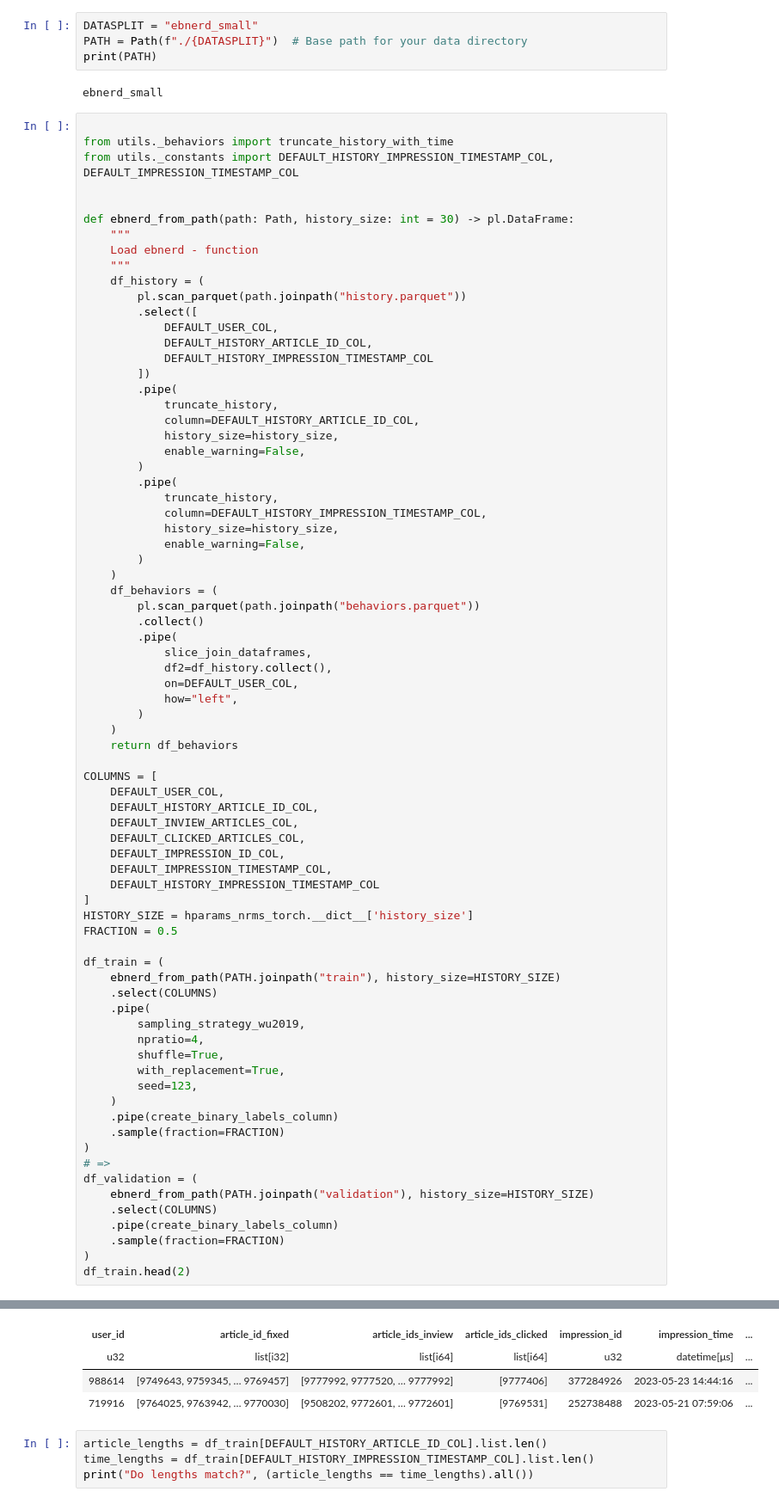
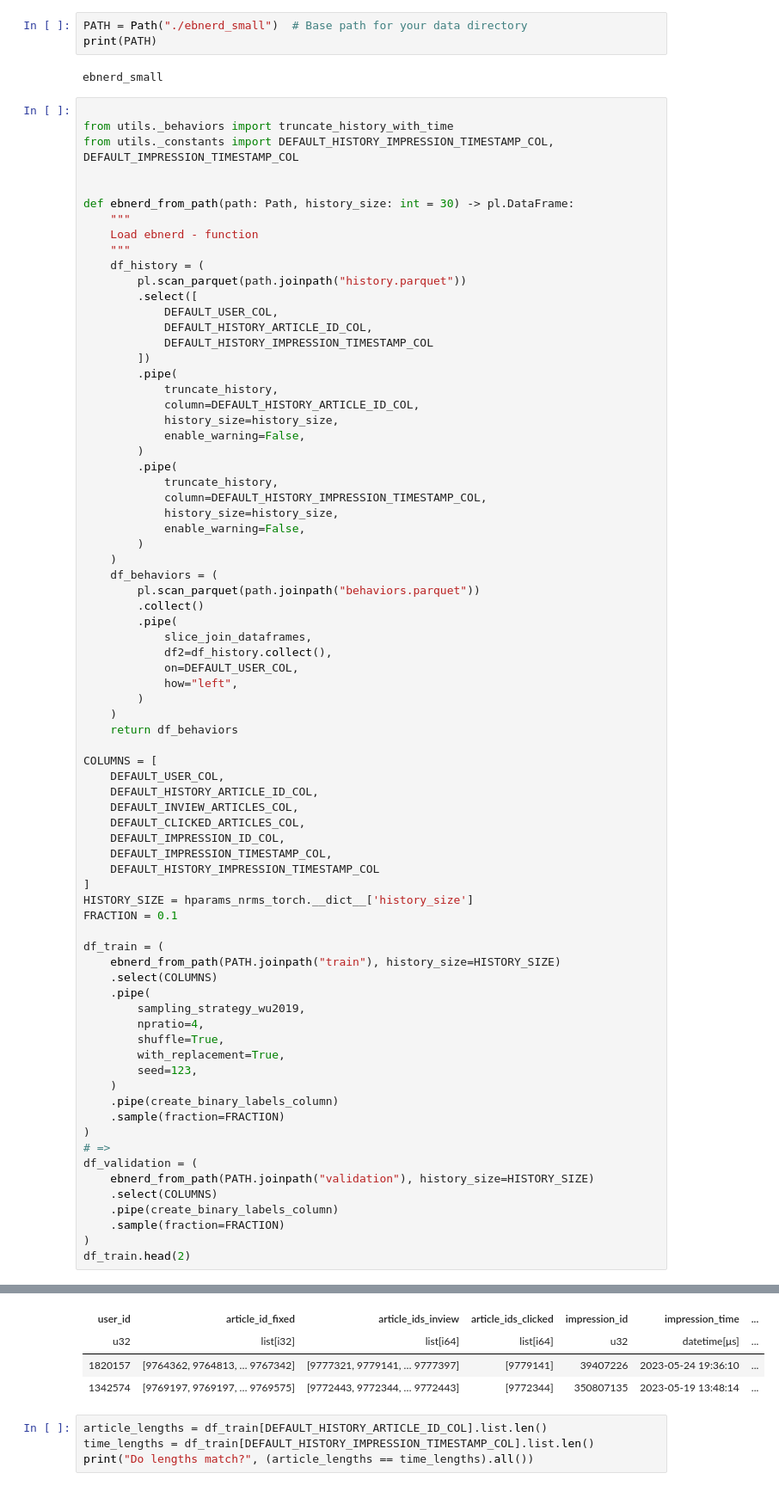
Before and after one commit to Gustavclausen1804/Deeplearning-RecSys-Challenge-2024, a Jupyter notebook: nrms_torch.ipynb, the cells around one changed output, grey strips where cells are left out. Shown at 86% size. Cells and saved outputs as stored; diff of their text form.

```diff
--- a/nrms_torch.ipynb
+++ b/nrms_torch.ipynb
@@ -80,8 +80,7 @@ MIND_type = 'demo'
 # %% [markdown]
 ## Download and load data
 # %%
-DATASPLIT = "ebnerd_small"
-PATH = Path(f"./{DATASPLIT}")  # Base path for your data directory
+PATH = Path("./ebnerd_small")  # Base path for your data directory
 print(PATH)
 # %% [output]
 ebnerd_small
@@ -136,36 +135,36 @@ COLUMNS = [
     DEFAULT_IMPRESSION_TIMESTAMP_COL,
     DEFAULT_HISTORY_IMPRESSION_TIMESTAMP_COL
 ]
 HISTORY_SIZE = hparams_nrms_torch.__dict__['history_size']
-FRACTION = 0.5
+FRACTION = 0.1
 
 df_train = (
     ebnerd_from_path(PATH.joinpath("train"), history_size=HISTORY_SIZE)
     .select(COLUMNS)
     .pipe(
         sampling_strategy_wu2019,
         npratio=4,
         shuffle=True,
         with_replacement=True,
         seed=123,
     )
     .pipe(create_binary_labels_column)
     .sample(fraction=FRACTION)
 )
 # =>
 df_validation = (
     ebnerd_from_path(PATH.joinpath("validation"), history_size=HISTORY_SIZE)
     .select(COLUMNS)
     .pipe(create_binary_labels_column)
     .sample(fraction=FRACTION)
 )
 df_train.head(2)
 # %% [output]
 shape: (2, 8)
 | user_id | article_id_fixed | article_ids_inview | article_ids_clicked | impression_id | impression_time | ... |
 | u32 | list[i32] | list[i64] | list[i64] | u32 | datetime[μs] | ... |
-| 988614 | [9749643, 9759345, … 9769457] | [9777992, 9777520, … 9777992] | [9777406] | 377284926 | 2023-05-23 14:44:16 | ... |
-| 719916 | [9764025, 9763942, … 9770030] | [9508202, 9772601, … 9772601] | [9769531] | 252738488 | 2023-05-21 07:59:06 | ... |
+| 1820157 | [9764362, 9764813, … 9767342] | [9777321, 9779141, … 9777397] | [9779141] | 39407226 | 2023-05-24 19:36:10 | ... |
+| 1342574 | [9769197, 9769197, … 9769575] | [9772443, 9772344, … 9772443] | [9772344] | 350807135 | 2023-05-19 13:48:14 | ... |
 # %%
 article_lengths = df_train[DEFAULT_HISTORY_ARTICLE_ID_COL].list.len()
 time_lengths = df_train[DEFAULT_HISTORY_IMPRESSION_TIMESTAMP_COL].list.len()
```
Also changed, not shown: parts of 27 cells of this notebook, 3 other files.
